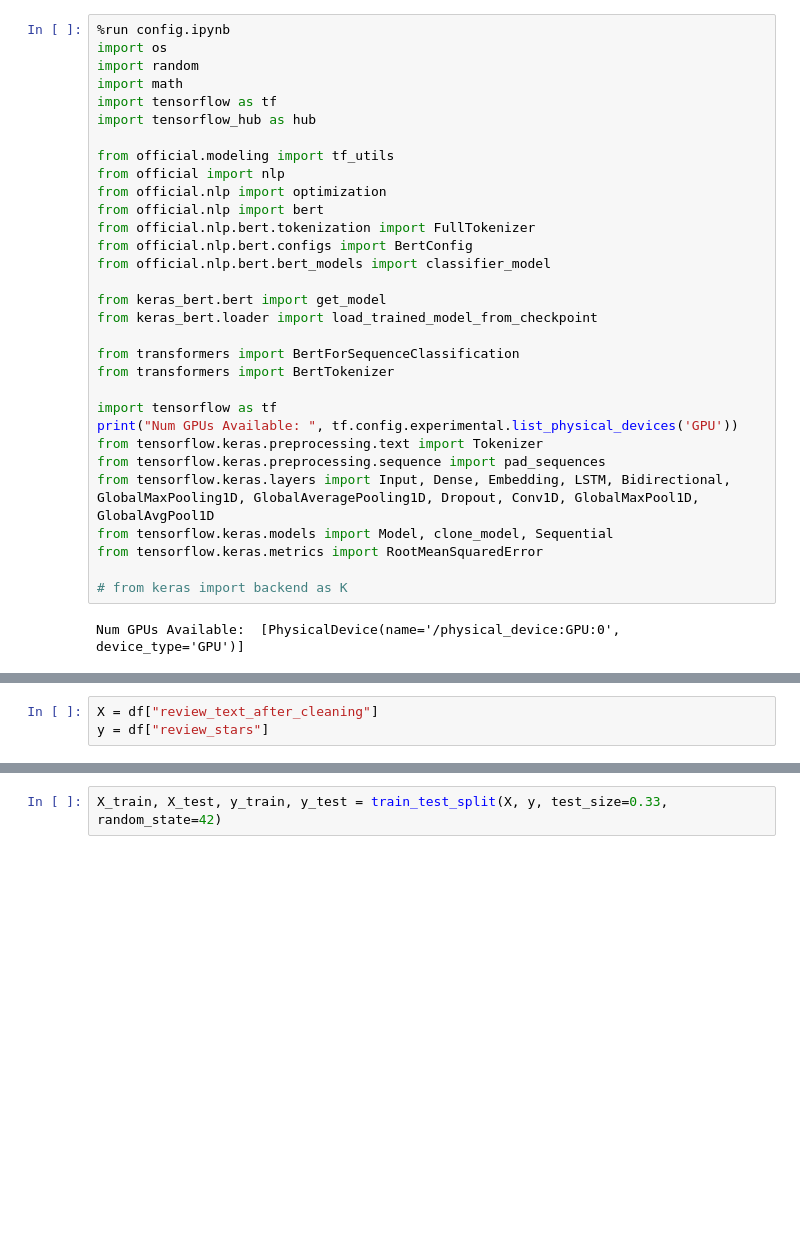
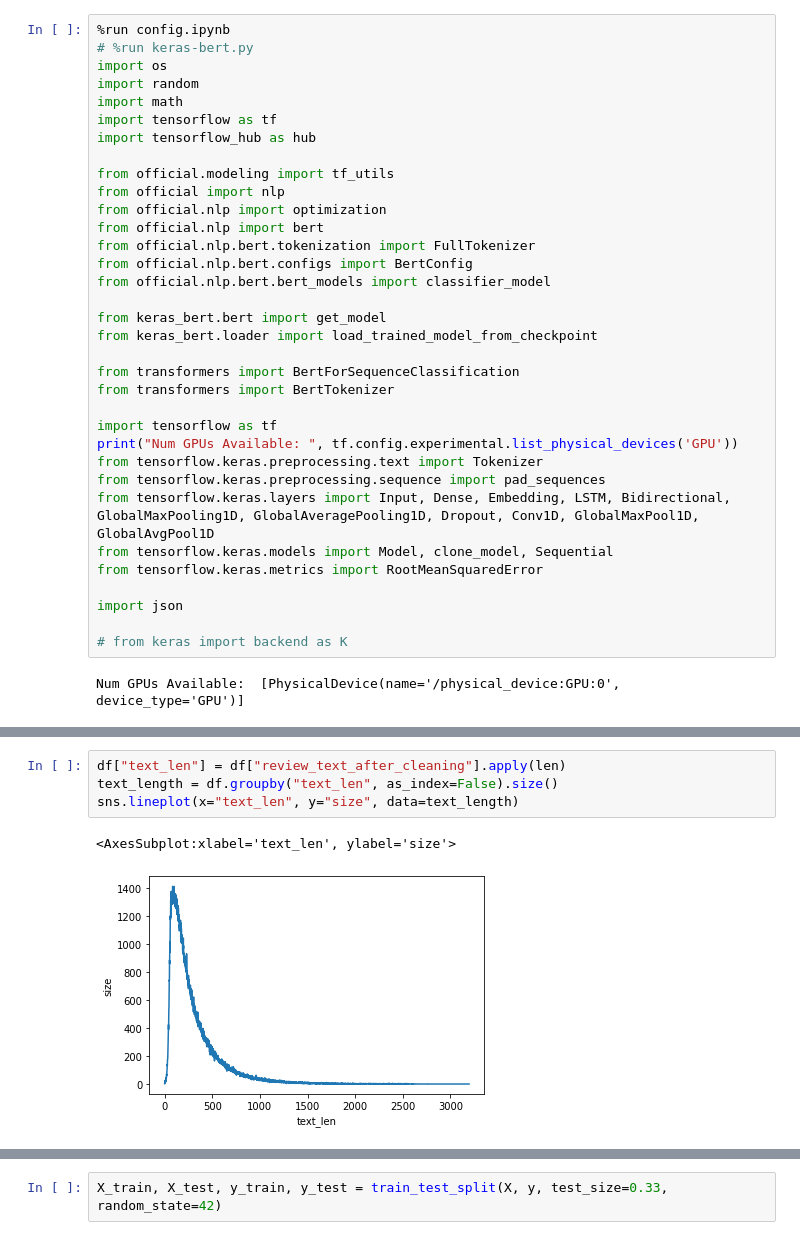
Before and after one commit to FishWith7sMemory/MAST30034-ADS-GroupProj, a Jupyter notebook: Bert.ipynb, the cells around one changed output, grey strips where cells are left out. Saved outputs shown, nothing was run; the diff lists cells and outputs as text; blank space fills up the shorter version.

```diff
--- a/Bert.ipynb
+++ b/Bert.ipynb
@@ -1,5 +1,6 @@
 # %%
 %run config.ipynb
+# %run keras-bert.py
 import os
 import random
 import math
@@ -28,6 +29,8 @@ from tensorflow.keras.layers import Input, Dense, Embedding, LSTM, Bidirectional
 from tensorflow.keras.models import Model, clone_model, Sequential
 from tensorflow.keras.metrics import RootMeanSquaredError
 
+import json
+
 # from keras import backend as K
 # %% [output]
 Num GPUs Available:  [PhysicalDevice(name='/physical_device:GPU:0', device_type='GPU')]
@@ -37,6 +40,10 @@ df.head(1)
 # %% [output]
 |  | review_id | user_id | business_id | review_stars | review_text | review_text_after_cleaning | user_review_count | ... |
 | 0 | yNB39szX3M8mTEzTtsgoCw | Y1iCYGvLf4ifPoXlKLGq-w | o2Qh4SiGYJ7BK4hP7dfkrw | 5 | This is an amazing indian Bistro!... | amaz bistroi say myself never cui... | 1 | ... |
-# %%
-X = df["review_text_after_cleaning"]
-y = df["review_stars"]
+# %%
+df["text_len"] = df["review_text_after_cleaning"].apply(len)
+text_length = df.groupby("text_len", as_index=False).size()
+sns.lineplot(x="text_len", y="size", data=text_length)
+# %% [output]
+<AxesSubplot:xlabel='text_len', ylabel='size'>
+[figure, added]
```
Also changed, not shown: parts of 21 cells of this notebook.
